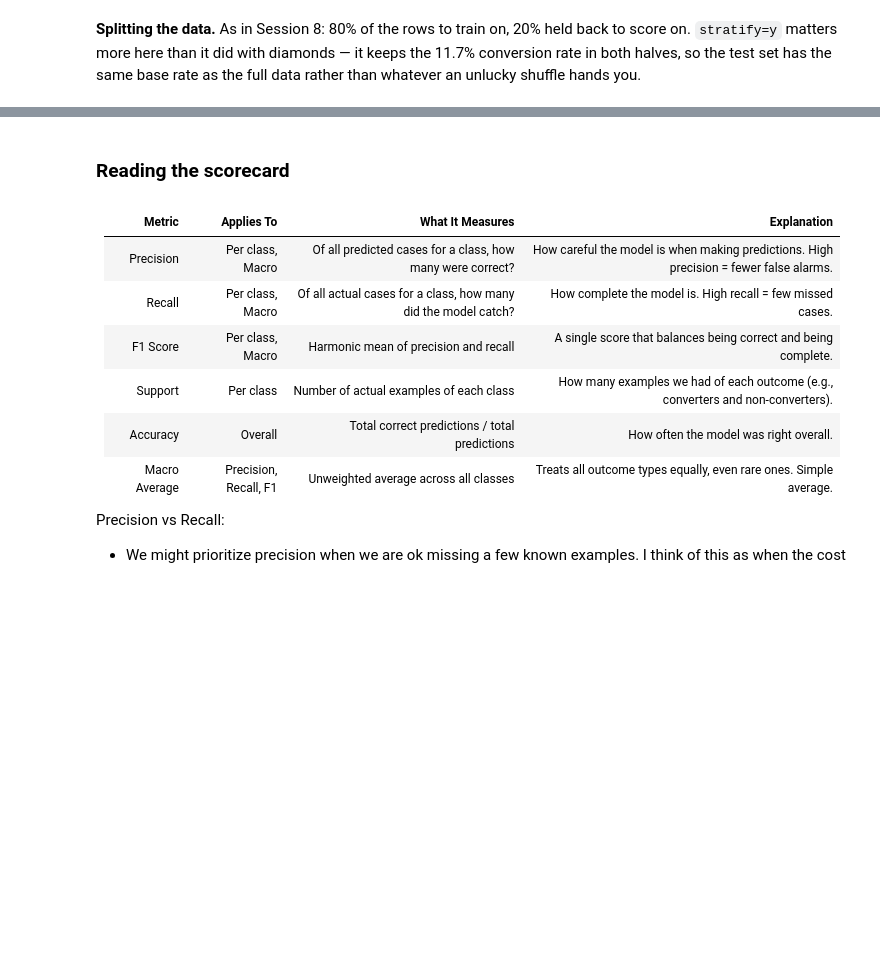
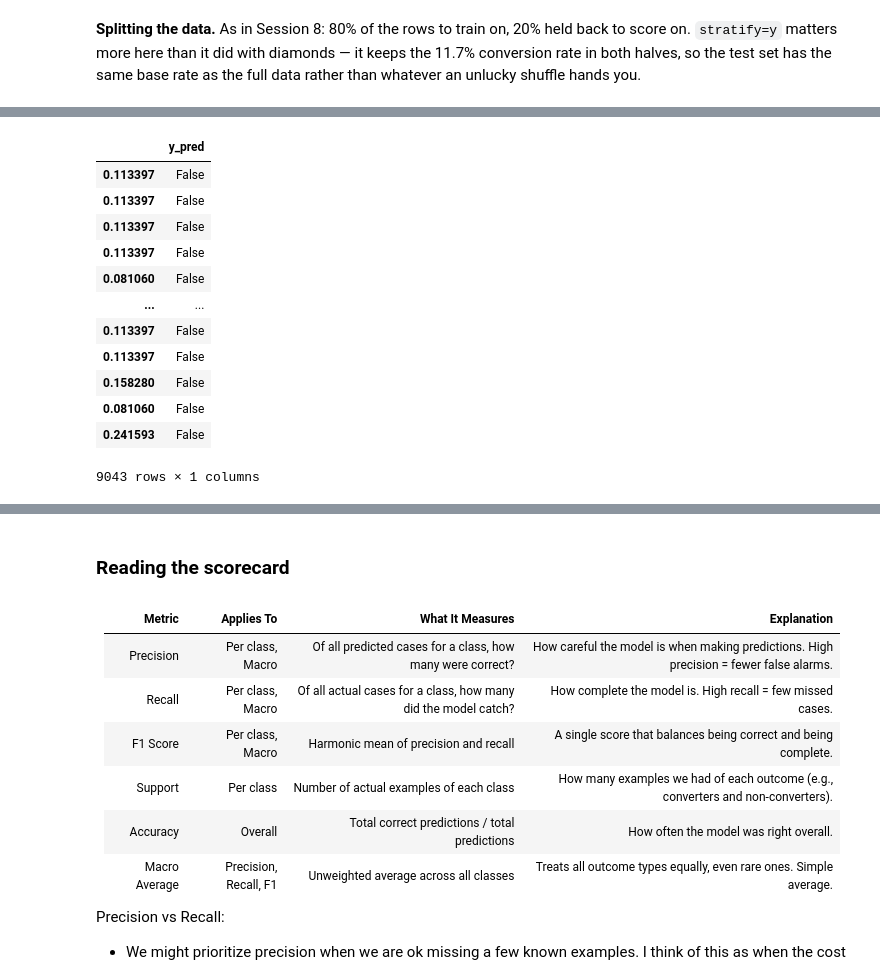
Before and after one commit to laglead/IS834_Fall_2026, a Jupyter notebook: Session 09 - Supervised Learning - Model Evaluation/Supervised_Learning.ipynb, the cells around one changed output, grey strips where cells are left out. Drawn from its saved outputs; the diff is of its cells as text; code cells hidden in the pictures; blank space fills up the shorter version.

```diff
--- a/Session 09 - Supervised Learning - Model Evaluation/Supervised_Learning.ipynb
+++ b/Session 09 - Supervised Learning - Model Evaluation/Supervised_Learning.ipynb
@@ -138,6 +166,22 @@ model.fit(X_train, y_train)
 # Two kinds of output: a hard True/False prediction, and the probability behind it.
 y_pred = model.predict(X_test)
 y_score = model.predict_proba(X_test)[:, 1]
+# %%
+pd.DataFrame(y_pred, y_score, columns=['y_pred'])
+# %% [output]
+|  | y_pred |
+| 0.113397 | False |
+| 0.113397 | False |
+| 0.113397 | False |
+| 0.113397 | False |
+| 0.081060 | False |
+| ... | ... |
+| 0.113397 | False |
+| 0.113397 | False |
+| 0.158280 | False |
+| 0.081060 | False |
+| 0.241593 | False |
+9043 rows × 1 columns
 # %%
 # Draw the tree. Every box is a rule; follow the branches down to reach a prediction.
 conversion_labels = ["No", "Yes"]
```
Also changed, not shown: parts of 46 cells of this notebook, 2 other files.
